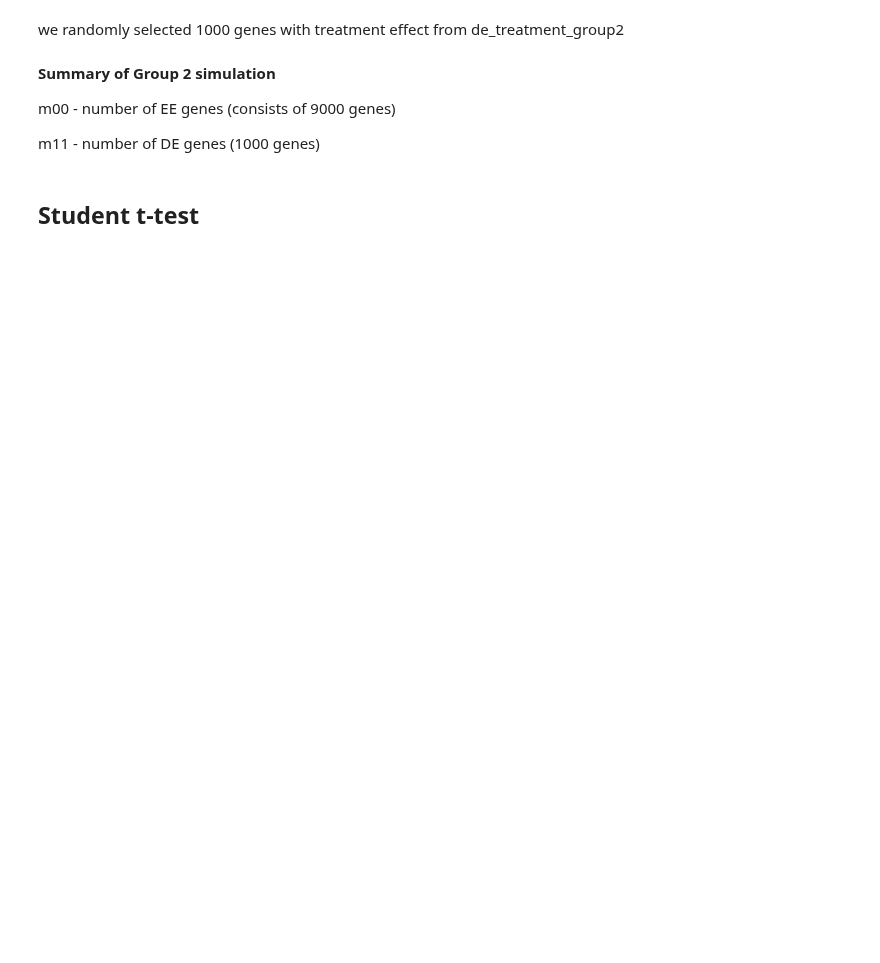
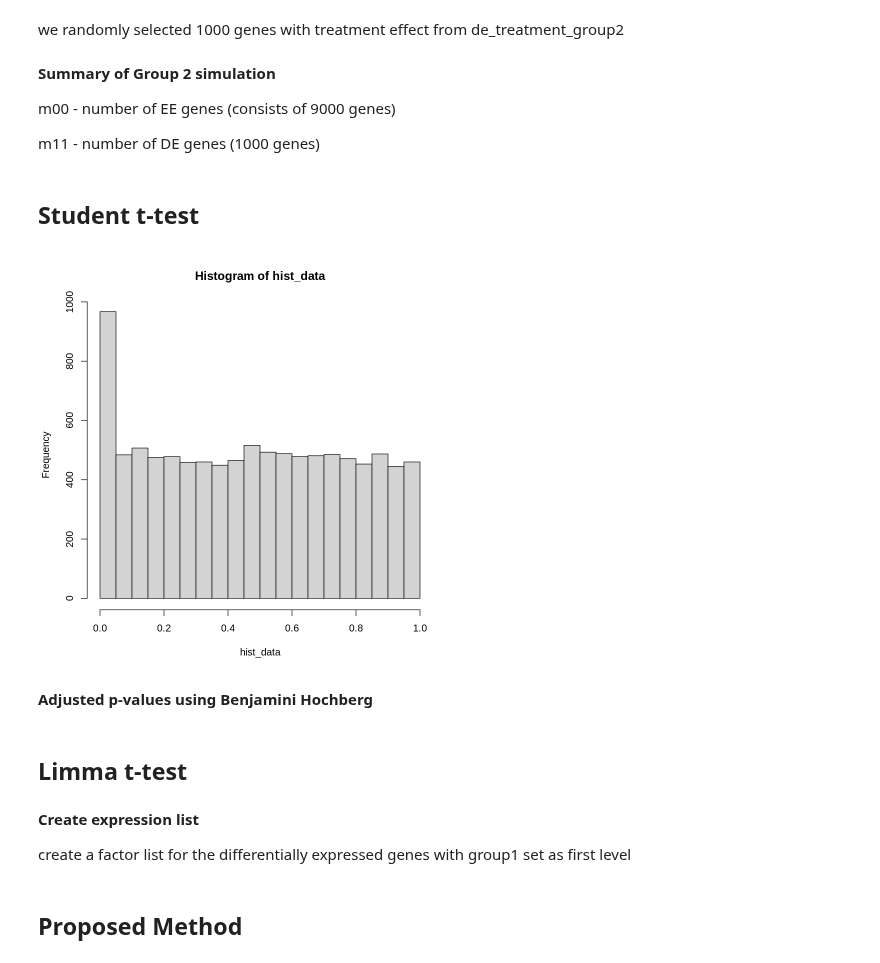
Before and after one commit to almedida/thesis, a Jupyter notebook: simulation_all.ipynb, the cells around one changed output. Cells and saved outputs as stored; diff of their text form; code cells hidden in the pictures; blank space fills up the shorter version.

```diff
--- a/simulation_all.ipynb
+++ b/simulation_all.ipynb
@@ -52,14 +81,14 @@ treatment_group2 = randomly_selected_samples[(n_samples + 1):(2*n_samples)]
 # %% [markdown]
 Group 1 data
 # %%
-treatment_group1_data = genej_sim_data[treatment_group15]
+treatment_group1_data = genej_sim_data[treatment_group1]
 # head(treatment_group1_data)
 # write.csv(treatment_group1_data, "10k_untreated_group15.csv")
 # %% [markdown]
 * Group 1 consists of EE genes and group 2 consists of 9k EE genes and 1k DE genes (genes with treatment effects)
 * treatment_group2_data consists of the 4 randomly selected samples (exp. units)
 # %%
-treatment_group2_data = genej_sim_data[treatment_group25]
+treatment_group2_data = genej_sim_data[treatment_group2]
 # dim(treatment_group2_data)
 # head(treatment_group2_data)
 # %% [markdown]
@@ -120,0 +149,13 @@ tenk_group2_data = read.table("10k_treated_group25.csv", header= TRUE, sep=",")
+# %%
+group1_data = treatment_group1_data
+group2_data = treated_genes_group2
+# %%
+ttest <- row_t_equalvar(group1_data, group2_data, alternative = "two.sided", mu = 0, conf.level = 0.95)
+# %%
+pvalue <- ttest[13]
+hist_data <- data.matrix(pvalue)
+hist(hist_data)
+# %% [output]
+[figure, added]
+# %% [markdown]
+**Adjusted p-values using Benjamini Hochberg**
@@ -120,0 +164,2 @@ tenk_group2_data = read.table("10k_treated_group25.csv", header= TRUE, sep=",")
+# %% [markdown]
+## **Limma t-test**
@@ -120,0 +169,4 @@ tenk_group2_data = read.table("10k_treated_group25.csv", header= TRUE, sep=",")
+# %% [markdown]
+**Create expression list**
+
+create a factor list for the differentially expressed genes with group1 set as first level
@@ -120,0 +195,2 @@ tenk_group2_data = read.table("10k_treated_group25.csv", header= TRUE, sep=",")
+# %% [markdown]
+## **Proposed Method**
```
Also changed, not shown: parts of 28 cells of this notebook.
